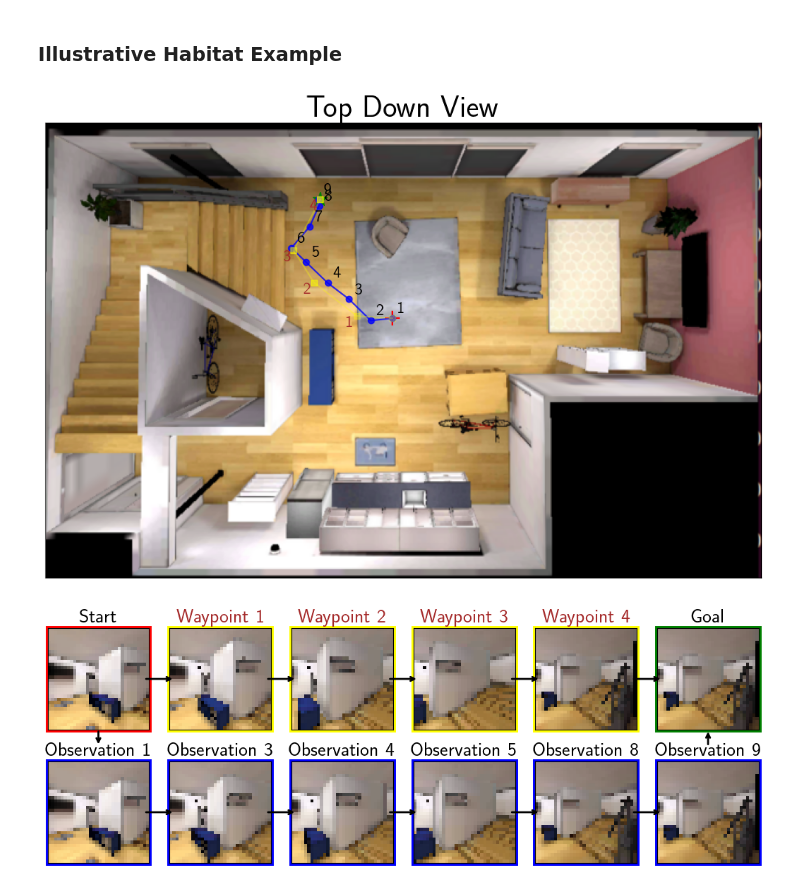
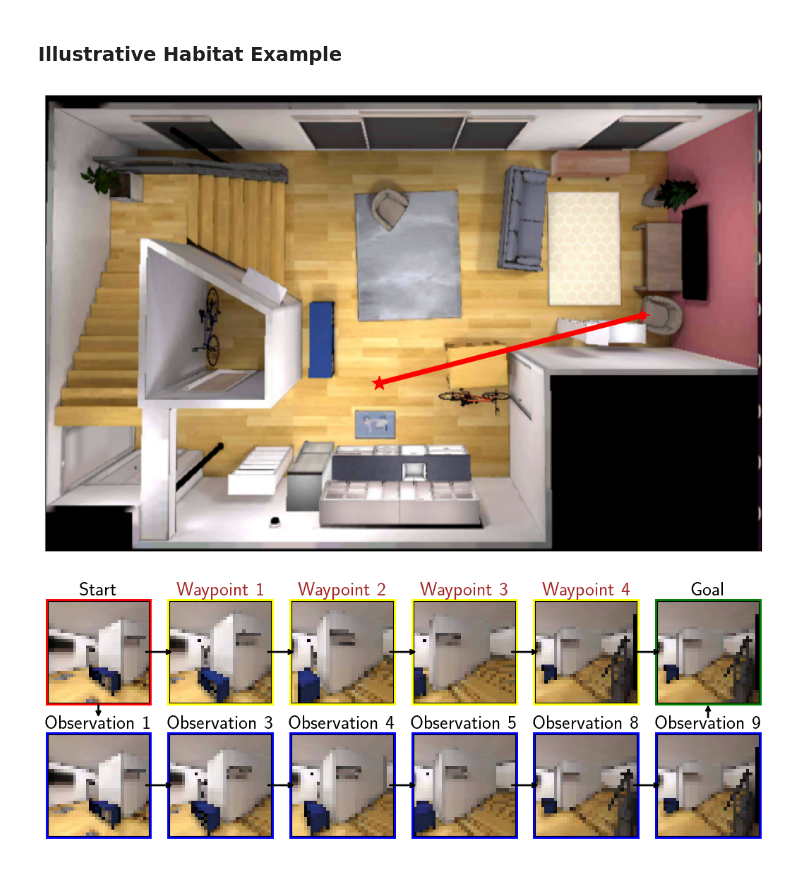
Before and after one commit to delay-planner/rb-visual-mapf, a Jupyter notebook: pud/plots/plot_habitat_illustration copy.ipynb, the cells around one changed output. Cells and saved outputs as stored; diff of their text form; code cells hidden in the pictures.

```diff
--- a/pud/plots/plot_habitat_illustration copy.ipynb
+++ b/pud/plots/plot_habitat_illustration copy.ipynb
@@ -10,17 +10,17 @@ import matplotlib.gridspec as gridspec
 
 # Use matplotlib's tex rendering
 import matplotlib
-matplotlib.rcParams['text.usetex'] = True
+matplotlib.rcParams['text.usetex'] = False
 
-from pud.collector import Collector
-from pud.visualize import plot_agent_paths
-from pud.vision_agent import LagVisionUVFDDPG
+from pud.collectors.collector import Collector
+from pud.visualizers.visualize import plot_agent_paths
+from pud.algos.vision.vision_agent import LagVisionUVFDDPG
 from pud.utils import set_global_seed, set_env_seed
-from pud.algos.constrained_collector import ConstrainedCollector
+from pud.collectors.constrained_collector import ConstrainedCollector
 from pud.envs.habitat_navigation_env import GoalConditionedHabitatPointWrapper
 from pud.envs.safe_habitatenv.safe_habitat_wrappers import safe_habitat_env_load_fn
 from pud.envs.safe_habitatenv.safe_habitat_wrappers import SafeGoalConditionedHabitatPointWrapper, SafeGoalConditionedHabitatPointQueueWrapper
-from pud.policies import VisualSearchPolicy, VisualConstrainedSearchPolicy, VisualMultiAgentSearchPolicy, VisualConstrainedMultiAgentSearchPolicy
+from pud.algos.policies import VisualSearchPolicy, VisualConstrainedSearchPolicy, VisualMultiAgentSearchPolicy, VisualConstrainedMultiAgentSearchPolicy
 # %% [markdown]
 #### Load the evaluation configuration
 # %%
@@ -315,53 +364,76 @@ _ = plt.suptitle("Single-Agent Trajectory Comparison", fontsize=20)
 [figure]
 # %% [markdown]
 ### Illustrative Habitat Example
+# %%
+height, width = 1.0, 1.0
+normalization_factor = np.array([height, width])
+unconstrained_observations = np.array([obs[0] / normalization_factor for obs in unconstrained_observations])
+constrained_observations = np.array([obs[0] / normalization_factor for obs in constrained_observations])
 # %%
 # Extract unique waypoints
-constrained_search_image_waypoints_reshaped = constrained_search_image_waypoints.reshape(constrained_search_image_waypoints.shape[0], -1)
-unique_waypoints, indices = np.unique(constrained_search_image_waypoints_reshaped, axis=0, return_index=True)
-unique_waypoints = constrained_search_image_waypoints[indices[::-1]]
+# constrained_search_image_waypoints_reshaped = constrained_search_image_waypoints.reshape(constrained_search_image_waypoints.shape[0], -1)
+# unique_waypoints, indices = np.unique(constrained_search_image_waypoints_reshaped, axis=0, return_index=True)
+# unique_waypoints = constrained_search_image_waypoints[indices[::-1]]
 
 image_direction = 0
 fig, ax = plt.subplots(figsize=(10, 7))
+height, width = eval_env.get_map_height(), eval_env.get_map_width()
 
 # # Load an image from file
 from PIL import Image
 im = np.asarray(Image.open("pud/plots/figures/paper/sc2_staging_08.png"))
 ax.imshow(im, extent=[0, height+1, 0, width+3])
 
-obs = constrained_search_observations
-ax.plot(obs[:, 0], obs[:, 1], "o-", c='blue', alpha=0.8)
-ax.scatter([start[0]], [start[1]], marker="+", c='red', s=200)
-ax.scatter([goal[0]], [goal[1]], marker="*", c="green", s=200)
-ax.plot([start[0], *constrained_search_waypoints[:, 0]], [start[1], *constrained_search_waypoints[:, 1]], "s-", c="yellow", alpha=0.3)
+obs = constrained_observations
+# easy_start = easy_problem["start"] / normalization_factor
+# easy_goal = easy_problem["goal"] / normalization_factor
+# # ax.plot(obs[:, 0], obs[:, 1], "o-", c='blue', alpha=0.8)
+# ax.scatter([easy_start[0]], [easy_start[1]], marker="+", c='green', s=200)
+# ax.scatter([easy_goal[0]], [easy_goal[1]], marker="*", c="green", s=200)
+# ax.plot([easy_start[0], easy_goal[0]], [easy_start[1], easy_goal[1]], "s-", c="green", label="Easy Problem", linewidth=5)
+# ax.plot([start[0], *constrained_search_waypoints[:, 0]], [start[1], *constrained_search_waypoints[:, 1]], "s-", c="yellow", alpha=0.3)
 
+# medium_start = medium_problem["start"] / normalization_factor
+# medium_goal = medium_problem["goal"] / normalization_factor
+# # ax.plot(obs[:, 0], obs[:, 1], "o-", c='blue', alpha=0.8)
+# ax.scatter([medium_start[0]], [medium_start[1]], marker="+", c='#a46cb7', s=200)
+# ax.scatter([medium_goal[0]], [medium_goal[1]], marker="*", c="#a46cb7", s=200)
+# ax.plot([medium_start[0], medium_goal[0]],  [medium_start[1], medium_goal[1]], "s-", c="#a46cb7", label="Medium Problem", linewidth=5)
+
+hard_start = hardest_problem["start"] / normalization_factor
+hard_goal = hardest_problem["goal"] / normalization_factor
+# ax.plot(obs[:, 0], obs[:, 1], "o-", c='blue', alpha=0.8)
+ax.scatter([hard_start[0]], [hard_start[1]], marker="+", c='red', s=200)
+ax.scatter([hard_goal[0]], [hard_goal[1]], marker="*", c="red", s=200)
+ax.plot([hard_start[0], hard_goal[0]],  [hard_start[1], hard_goal[1]], "s-", c="red", label="Hard Problem", linewidth=5)
 # height, width = eval_env.get_map_height(), eval_env.get_map_width()
 # axs_inset = fig.add_axes([0.36, 0.58, 0.9, 0.3]) # type: ignore
 # axs_inset.imshow(im, extent=[0, height+1, 0, width+3])
 # axs_inset.set_xticks([])
 # axs_inset.set_yticks([])
 # axs_inset.set_xlim((11, 18))
 # axs_inset.set_ylim((11, 18))
 # ax.indicate_inset_zoom(axs_inset, edgecolor="black")
 # obs = constrained_search_observations
 # axs_inset.plot(obs[:, 0], obs[:, 1], "o-", c='blue', alpha=0.8)
-for i, label in enumerate(range(1, len(obs) + 1)):
-    ax.text(obs[i, 0]+0.25, obs[i, 1]+0.25, label, color='black', fontsize=16, weight='bold') # type: ignore
+# for i, label in enumerate(range(1, len(obs) + 1)):
+#     ax.text(obs[i, 0]+0.25, obs[i, 1]+0.25, label, color='black', fontsize=16, weight='bold') # type: ignore
 
 # axs_inset.scatter([start[0]], [start[1]], marker="+", c='red', s=200)
 # axs_inset.scatter([goal[0]], [goal[1]], marker="*", c="green", s=200)
 # axs_inset.plot([start[0], *constrained_search_waypoints[:, 0]], [start[1], *constrained_search_waypoints[:, 1]], "s-", c="yellow", alpha=0.3)
-unique_waypoints_locations = constrained_search_waypoints[indices[::-1]]
-for i, label in enumerate(range(1, unique_waypoints.shape[0]+1)):
-    ax.text(unique_waypoints_locations[i, 0]-0.5, unique_waypoints_locations[i, 1]-0.5, label, color='brown', fontsize=16, weight='bold') # type: ignore
-ax.set_title("Top Down View", fontsize=30, weight='bold')
+# unique_waypoints_locations = constrained_search_waypoints[indices[::-1]]
+# for i, label in enumerate(range(1, unique_waypoints.shape[0]+1)):
+#     ax.text(unique_waypoints_locations[i, 0]-0.5, unique_waypoints_locations[i, 1]-0.5, label, color='brown', fontsize=16, weight='bold') # type: ignore
+# ax.set_title("Top Down View", fontsize=30, weight='bold')
 ax.set_xticks([])
 ax.set_yticks([])
+# ax.legend(loc="lower center", bbox_to_anchor=(0.5, -0.2), ncol=3, fontsize=20)
 
 plt.tight_layout()
-plt.savefig("pud/plots/figures/paper/visual_navigation_approach_top_down.svg", bbox_inches="tight")
+# plt.savefig("pud/plots/figures/paper/visual_navigation_approach_top_down.svg", bbox_inches="tight")
 # %% [output]
-[figure, old version]
+[figure, new version]
 # %%
 # Extract unique waypoints
 constrained_search_image_waypoints_reshaped = constrained_search_image_waypoints.reshape(constrained_search_image_waypoints.shape[0], -1)
```
Also changed, not shown: parts of 5 cells of this notebook, 5 other files.
